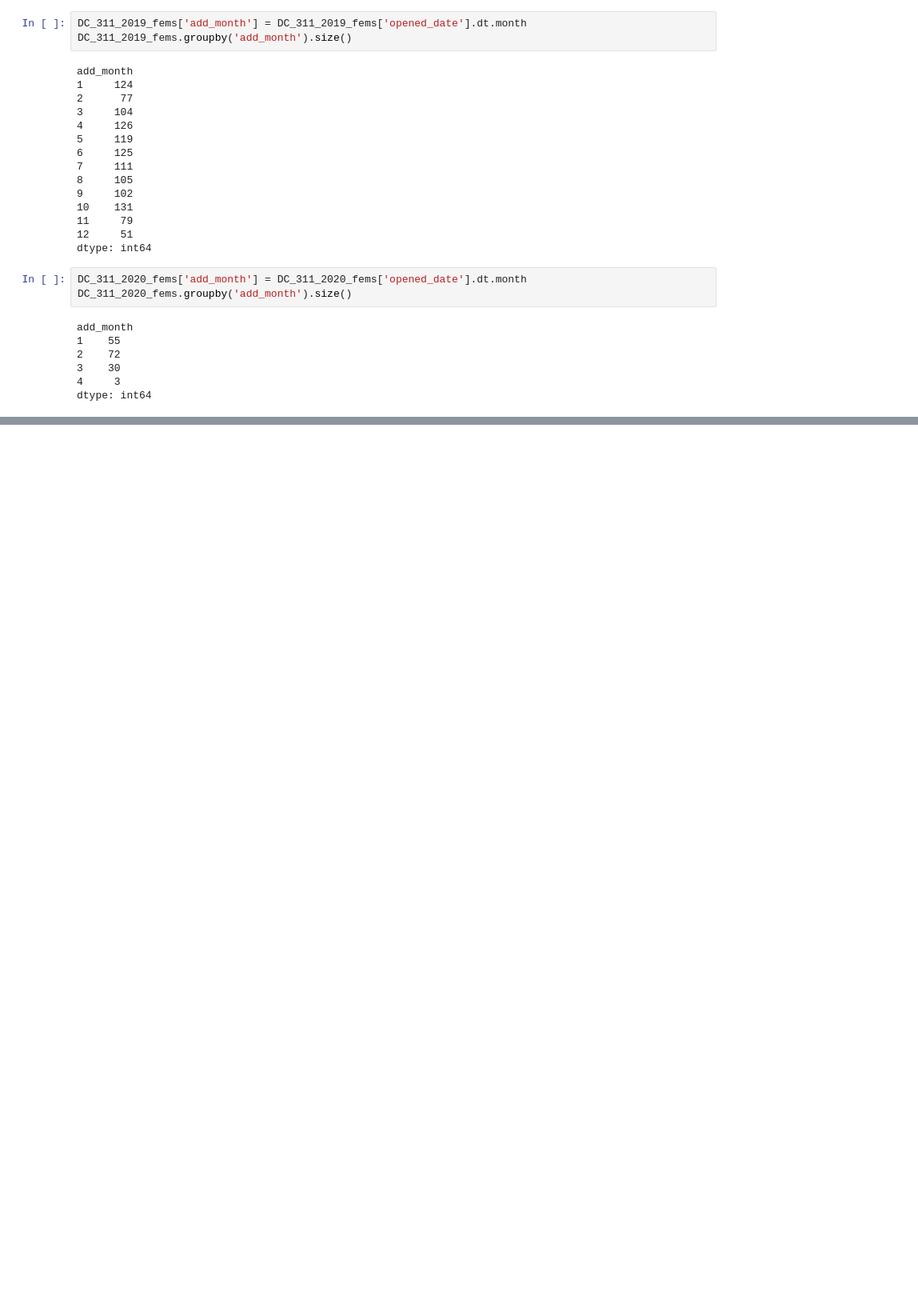
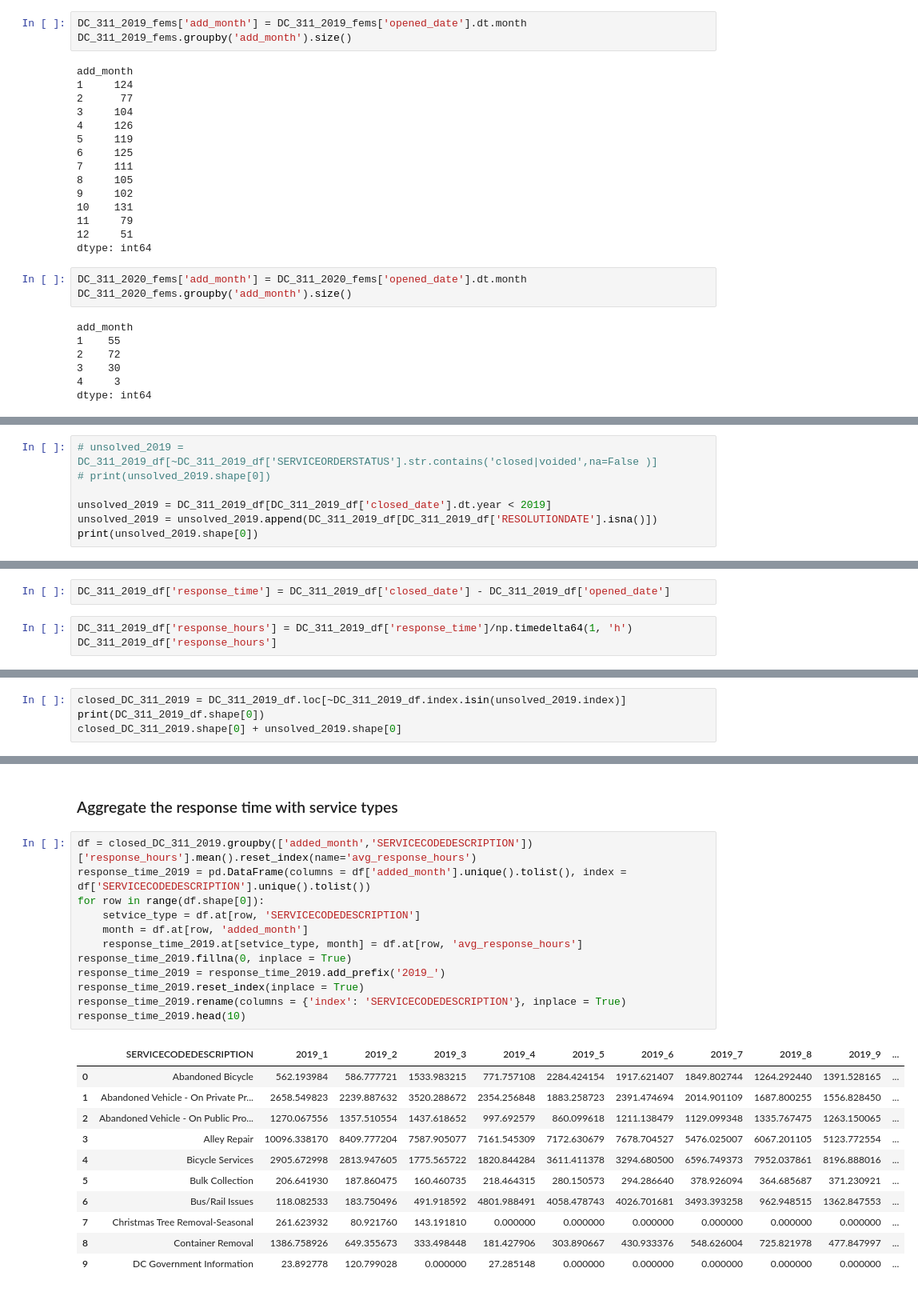
Before and after one commit to gmu-cil/DMV-311, a Jupyter notebook: src/DC_311_2019_2020.ipynb, the cells around one changed output, grey strips where cells are left out. Shown: that part at 80% size. Drawn from its saved outputs; the diff is of its cells as text; blank space fills up the shorter version.

```diff
--- a/src/DC_311_2019_2020.ipynb
+++ b/src/DC_311_2019_2020.ipynb
@@ -500,0 +540,7 @@ dtype: int64
+# %%
+# unsolved_2019 =  DC_311_2019_df[~DC_311_2019_df['SERVICEORDERSTATUS'].str.contains('closed|voided',na=False )]
+# print(unsolved_2019.shape[0])
+
+unsolved_2019 = DC_311_2019_df[DC_311_2019_df['closed_date'].dt.year < 2019]
+unsolved_2019 = unsolved_2019.append(DC_311_2019_df[DC_311_2019_df['RESOLUTIONDATE'].isna()])
+print(unsolved_2019.shape[0])
@@ -500,0 +612,5 @@ dtype: int64
+# %%
+DC_311_2019_df['response_time'] = DC_311_2019_df['closed_date'] - DC_311_2019_df['opened_date']
+# %%
+DC_311_2019_df['response_hours'] = DC_311_2019_df['response_time']/np.timedelta64(1, 'h')
+DC_311_2019_df['response_hours']
@@ -500,0 +647,4 @@ dtype: int64
+# %%
+closed_DC_311_2019 = DC_311_2019_df.loc[~DC_311_2019_df.index.isin(unsolved_2019.index)]
+print(DC_311_2019_df.shape[0])
+closed_DC_311_2019.shape[0] + unsolved_2019.shape[0]
@@ -500,0 +661,26 @@ dtype: int64
+# %% [markdown]
+### Aggregate the response time with service types
+# %%
+df = closed_DC_311_2019.groupby(['added_month','SERVICECODEDESCRIPTION'])['response_hours'].mean().reset_index(name='avg_response_hours')
+response_time_2019 = pd.DataFrame(columns = df['added_month'].unique().tolist(), index = df['SERVICECODEDESCRIPTION'].unique().tolist())
+for row in range(df.shape[0]):
+    setvice_type = df.at[row, 'SERVICECODEDESCRIPTION']
+    month = df.at[row, 'added_month']
+    response_time_2019.at[setvice_type, month] = df.at[row, 'avg_response_hours']
+response_time_2019.fillna(0, inplace = True)
+response_time_2019 = response_time_2019.add_prefix('2019_')
+response_time_2019.reset_index(inplace = True)
+response_time_2019.rename(columns = {'index': 'SERVICECODEDESCRIPTION'}, inplace = True)
+response_time_2019.head(10)
+# %% [output]
+|  | SERVICECODEDESCRIPTION | 2019_1 | 2019_2 | 2019_3 | 2019_4 | 2019_5 | 2019_6 | 2019_7 | 2019_8 | 2019_9 | ... |
+| 0 | Abandoned Bicycle | 562.193984 | 586.777721 | 1533.983215 | 771.757108 | 2284.424154 | 1917.621407 | 1849.802744 | 1264.292440 | 1391.528165 | ... |
+| 1 | Abandoned Vehicle - On Private Pr... | 2658.549823 | 2239.887632 | 3520.288672 | 2354.256848 | 1883.258723 | 2391.474694 | 2014.901109 | 1687.800255 | 1556.828450 | ... |
+| 2 | Abandoned Vehicle - On Public Pro... | 1270.067556 | 1357.510554 | 1437.618652 | 997.692579 | 860.099618 | 1211.138479 | 1129.099348 | 1335.767475 | 1263.150065 | ... |
+| 3 | Alley Repair | 10096.338170 | 8409.777204 | 7587.905077 | 7161.545309 | 7172.630679 | 7678.704527 | 5476.025007 | 6067.201105 | 5123.772554 | ... |
+| 4 | Bicycle Services | 2905.672998 | 2813.947605 | 1775.565722 | 1820.844284 | 3611.411378 | 3294.680500 | 6596.749373 | 7952.037861 | 8196.888016 | ... |
+| 5 | Bulk Collection | 206.641930 | 187.860475 | 160.460735 | 218.464315 | 280.150573 | 294.286640 | 378.926094 | 364.685687 | 371.230921 | ... |
+| 6 | Bus/Rail Issues | 118.082533 | 183.750496 | 491.918592 | 4801.988491 | 4058.478743 | 4026.701681 | 3493.393258 | 962.948515 | 1362.847553 | ... |
+| 7 | Christmas Tree Removal-Seasonal | 261.623932 | 80.921760 | 143.191810 | 0.000000 | 0.000000 | 0.000000 | 0.000000 | 0.000000 | 0.000000 | ... |
+| 8 | Container Removal | 1386.758926 | 649.355673 | 333.498448 | 181.427906 | 303.890667 | 430.933376 | 548.626004 | 725.821978 | 477.847997 | ... |
+| 9 | DC Government Information | 23.892778 | 120.799028 | 0.000000 | 27.285148 | 0.000000 | 0.000000 | 0.000000 | 0.000000 | 0.000000 | ... |
```
Also changed, not shown: parts of 23 cells of this notebook, 17 other files.
